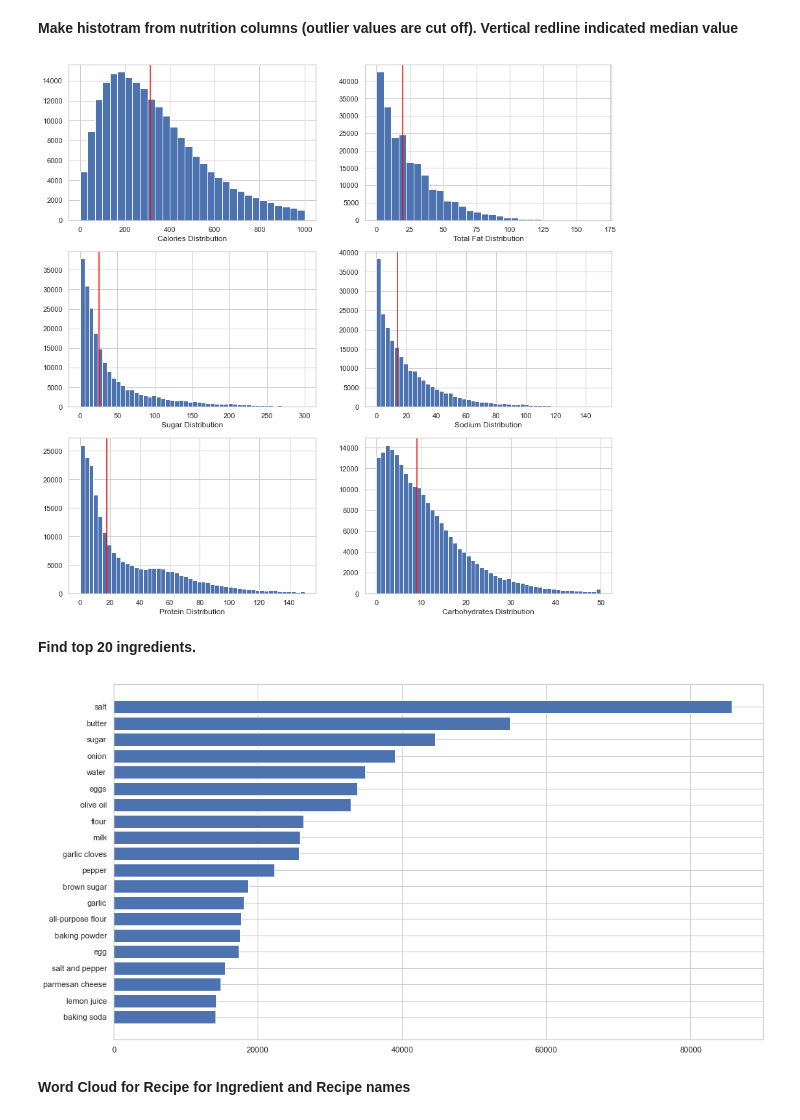
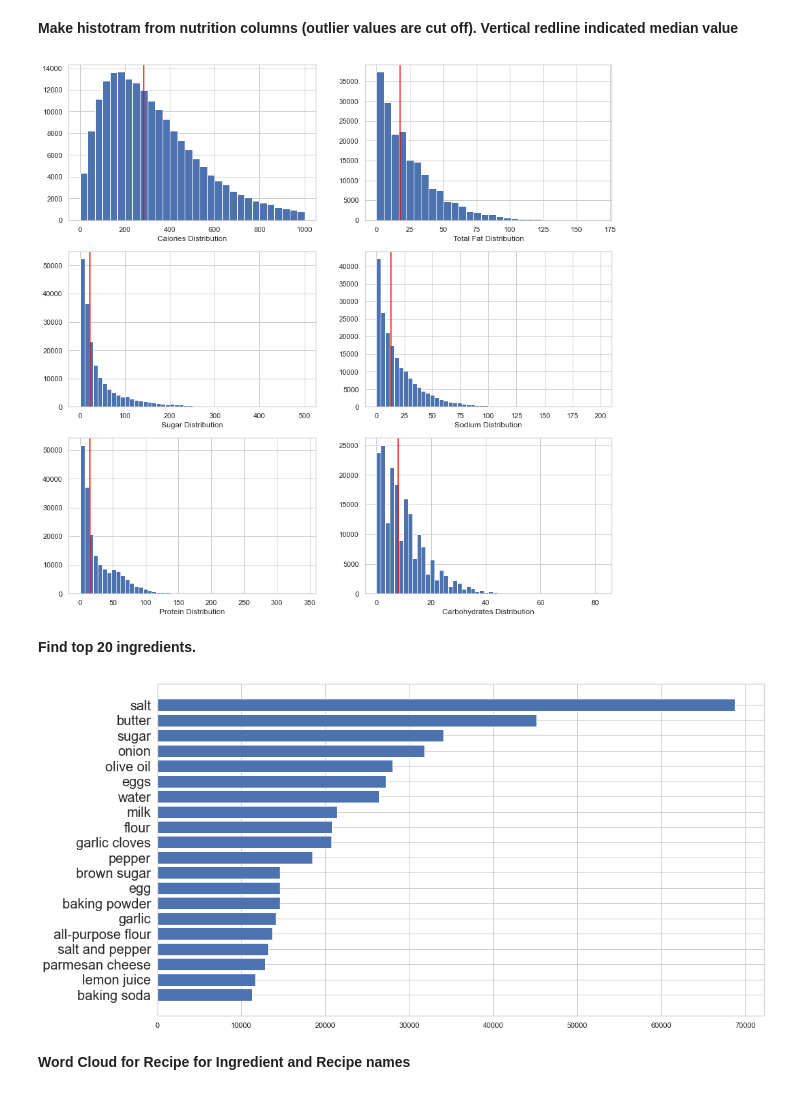
Before and after one commit to bobdingster/GA_Capstone, a Jupyter notebook: 02_Exploratory_Data_Analysis.ipynb, the cells around one changed output. Cells and saved outputs as stored; diff of their text form; code cells hidden in the pictures.

```diff
--- a/02_Exploratory_Data_Analysis.ipynb
+++ b/02_Exploratory_Data_Analysis.ipynb
@@ -16,5 +16,6 @@ Code adapted from reference https://www.kaggle.com/etsc9287/food-com-eda-and-tex
 # %%
-recipes = pd.read_csv('data/RAW_recipes.csv')
+#
+recipes = pd.read_csv('organized_recipes.csv')
 print(recipes.shape)
 recipes.head(3)
 # %% [output]
@@ -70,46 +74,47 @@ recipes.head(1)
 # %%
 fig, ax = plt.subplots(3, 2, figsize=(15,15))
 
-ax[0, 0].hist(recipes[recipes['calories']<=1_000]['calories'], bins=30) #row=0, col=0
+ax[0, 0].hist(recipes['calories'], bins=30)
 ax[0, 0].set_xlabel("Calories Distribution")
 ax[0, 0].axvline(x=recipes['calories'].median(), color='red')
 
-ax[0, 1].hist(recipes[recipes['calories']<=1_000]['total_fat'], bins=30) #row=0, col=1
+ax[0, 1].hist(recipes['total_fat'], bins=30)
 ax[0, 1].set_xlabel("Total Fat Distribution")
 ax[0, 1].axvline(x=recipes['total_fat'].median(), color='red')
 
-ax[1, 0].hist(recipes[recipes['sugar']<=300]['sugar'], bins=50) #row=0, col=0
+ax[1, 0].hist(recipes['sugar'], bins=50)
 ax[1, 0].set_xlabel("Sugar Distribution")
 ax[1, 0].axvline(x=recipes['sugar'].median(), color='red')
 
-ax[1, 1].hist(recipes[recipes['sodium']<=150]['sodium'], bins=50) #row=0, col=0
+ax[1, 1].hist(recipes['sodium'], bins=50)
 ax[1, 1].set_xlabel("Sodium Distribution")
 ax[1, 1].axvline(x=recipes['sodium'].median(), color='red')
 
-ax[2, 0].hist(recipes[recipes['protein']<=150]['protein'], bins=50) #row=0, col=0
+ax[2, 0].hist(recipes['protein'], bins=50)
 ax[2, 0].set_xlabel("Protein Distribution")
 ax[2, 0].axvline(x=recipes['protein'].median(), color='red')
 
-ax[2, 1].hist(recipes[recipes['carbs']<=50]['carbs'], bins=50) #row=0, col=0
+ax[2, 1].hist(recipes['carbs'], bins=50)
 ax[2, 1].set_xlabel("Carbohydrates Distribution")
 ax[2, 1].axvline(x=recipes['carbs'].median(), color='red')
 
 plt.show();
 # %% [output]
-[figure, old version]
+[figure, new version]
 # %% [markdown]
 **Find top 20 ingredients.**
 # %%
 ingredient_list=[]
 ingredient_words = recipes['ingredients'].map(lambda s: s.strip('[').strip(']').replace("'", "").split(', '))
 for row in ingredient_words:
     ingredient_list.extend(row)
 # Plot top 20 ingredients in the recipe data set.
 plt.figure(figsize=(16,9))
+plt.yticks(fontsize=20)
 plt.barh(pd.Series(ingredient_list).value_counts()[:20].index, pd.Series(ingredient_list).value_counts()[:20].values)
 plt.gca().invert_yaxis();
 # %% [output]
-[figure, old version]
+[figure, new version]
 # %% [markdown]
 **Word Cloud for Recipe for Ingredient and Recipe names**
 # %% [markdown]
```
Also changed, not shown: parts of 25 cells of this notebook, 15 other files.
